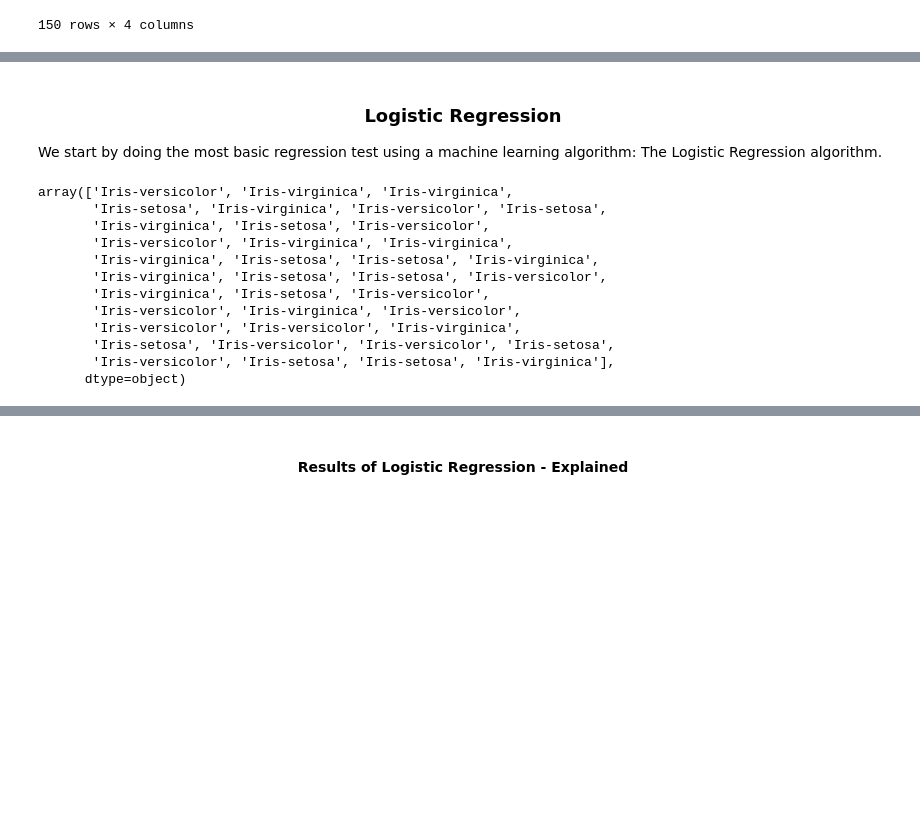
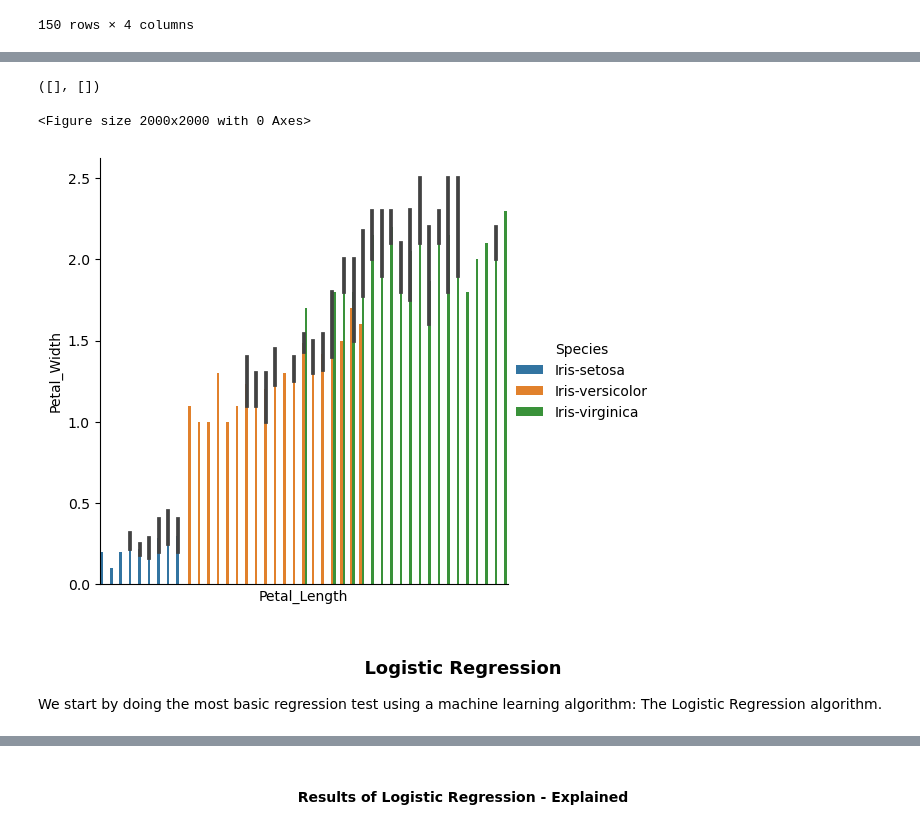
Before and after one commit to SeanE15/MachineLearning-Statistics, a Jupyter notebook: project.ipynb, the cells around one changed output, grey strips where cells are left out. Saved outputs shown, nothing was run; the diff lists cells and outputs as text; code cells hidden in the pictures; blank space fills up the shorter version.

```diff
--- a/project.ipynb
+++ b/project.ipynb
@@ -230,7 +246,17 @@ x
+# %%
+fig = plt.figure(figsize = (20,20))
+sns.catplot(x='Petal_Length', y='Petal_Width', hue='Species', data=iris, kind='bar')
+plt.xticks([])
+# %% [output]
+([], [])
+<Figure size 2000x2000 with 0 Axes>
+[figure, added]
 # %% [markdown]
 ### <p align="center">Logistic Regression</p>
 
 We start by doing the most basic regression test using a machine learning algorithm: The Logistic Regression algorithm.
+
+</p https://camo.githubusercontent.com/474befac471f109e9be36d790cf118cb7ab3755fef459fefb9bfce2b16dfc076/68747470733a2f2f6d69726f2e6d656469756d2e636f6d2f6d61782f3732352f312a556267653871566c6334586b353848316f4d70345a772e6a706567>
 # %%
 # import train_test_split to train the algorithm.
 from sklearn.model_selection import train_test_split
@@ -240,6 +266,4 @@ x_train,x_test,y_train,y_test=train_test_split(x,y,random_state=5)
 # %%
-from sklearn.linear_model import LogisticRegression
-
 model=LogisticRegression()
 
 # we now train the model using the .fit() method and the x_train and y_train arguments.
@@ -247,20 +271,4 @@ model.fit(x_train,y_train)
 
 # the program stores the prediction for x_test in y_test.
 y_pred=model.predict(x_test)
-
-#print out the predictions.
-y_pred
-# %% [output]
-array(['Iris-versicolor', 'Iris-virginica', 'Iris-virginica',
-       'Iris-setosa', 'Iris-virginica', 'Iris-versicolor', 'Iris-setosa',
-       'Iris-virginica', 'Iris-setosa', 'Iris-versicolor',
-       'Iris-versicolor', 'Iris-virginica', 'Iris-virginica',
-       'Iris-virginica', 'Iris-setosa', 'Iris-setosa', 'Iris-virginica',
-       'Iris-virginica', 'Iris-setosa', 'Iris-setosa', 'Iris-versicolor',
-       'Iris-virginica', 'Iris-setosa', 'Iris-versicolor',
-       'Iris-versicolor', 'Iris-virginica', 'Iris-versicolor',
-       'Iris-versicolor', 'Iris-versicolor', 'Iris-virginica',
-       'Iris-setosa', 'Iris-versicolor', 'Iris-versicolor', 'Iris-setosa',
-       'Iris-versicolor', 'Iris-setosa', 'Iris-setosa', 'Iris-virginica'],
-      dtype=object)
 # %%
```
Also changed, not shown: parts of 15 cells of this notebook.
